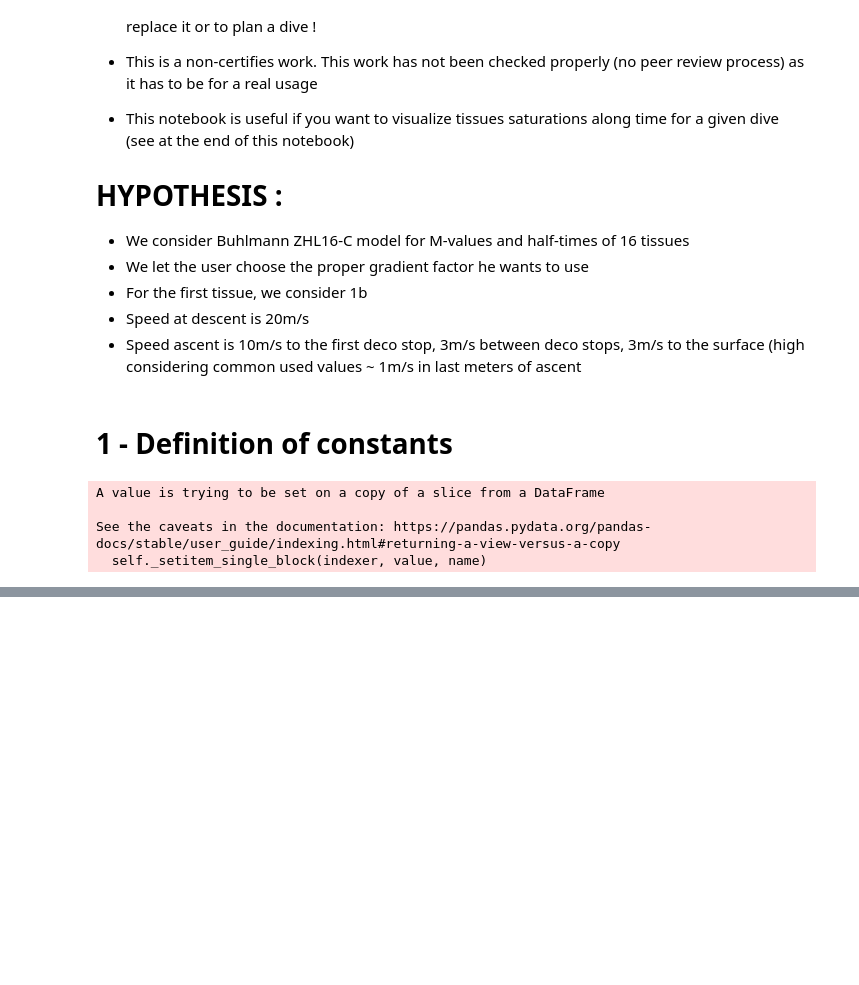
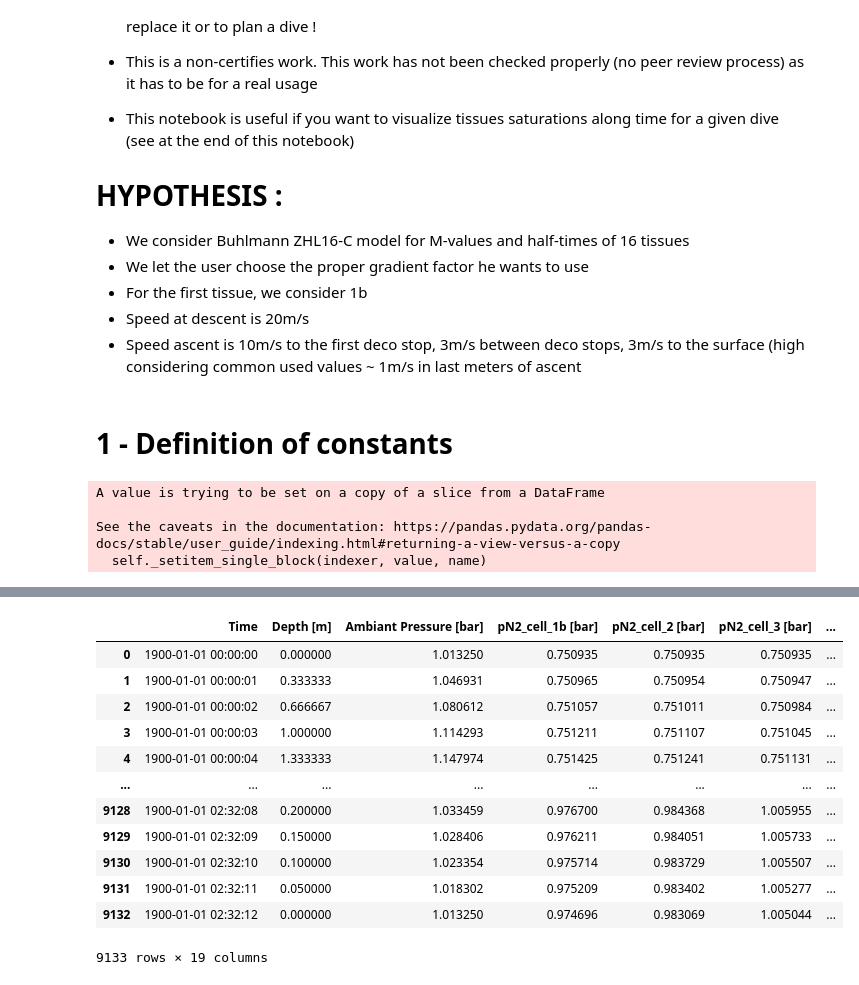
Before and after one commit to BenoitPierson/Deco, a Jupyter notebook: Deco planner V2.ipynb, the cells around one changed output, grey strips where cells are left out. Cells and saved outputs as stored; diff of their text form; code cells hidden in the pictures; blank space fills up the shorter version.

```diff
--- a/Deco planner V2.ipynb
+++ b/Deco planner V2.ipynb
@@ -226,0 +241,16 @@ for i in range(0, end.hour * 3600 + end.minute * 60 + end.second):
+# %%
+df2
+# %% [output]
+|  | Time | Depth [m] | Ambiant Pressure [bar] | pN2_cell_1b [bar] | pN2_cell_2 [bar] | pN2_cell_3 [bar] | ... |
+| 0 | 1900-01-01 00:00:00 | 0.000000 | 1.013250 | 0.750935 | 0.750935 | 0.750935 | ... |
+| 1 | 1900-01-01 00:00:01 | 0.333333 | 1.046931 | 0.750965 | 0.750954 | 0.750947 | ... |
+| 2 | 1900-01-01 00:00:02 | 0.666667 | 1.080612 | 0.751057 | 0.751011 | 0.750984 | ... |
+| 3 | 1900-01-01 00:00:03 | 1.000000 | 1.114293 | 0.751211 | 0.751107 | 0.751045 | ... |
+| 4 | 1900-01-01 00:00:04 | 1.333333 | 1.147974 | 0.751425 | 0.751241 | 0.751131 | ... |
+| ... | ... | ... | ... | ... | ... | ... | ... |
+| 9128 | 1900-01-01 02:32:08 | 0.200000 | 1.033459 | 0.976700 | 0.984368 | 1.005955 | ... |
+| 9129 | 1900-01-01 02:32:09 | 0.150000 | 1.028406 | 0.976211 | 0.984051 | 1.005733 | ... |
+| 9130 | 1900-01-01 02:32:10 | 0.100000 | 1.023354 | 0.975714 | 0.983729 | 1.005507 | ... |
+| 9131 | 1900-01-01 02:32:11 | 0.050000 | 1.018302 | 0.975209 | 0.983402 | 1.005277 | ... |
+| 9132 | 1900-01-01 02:32:12 | 0.000000 | 1.013250 | 0.974696 | 0.983069 | 1.005044 | ... |
+9133 rows × 19 columns
```
Also changed, not shown: parts of 14 cells of this notebook.
